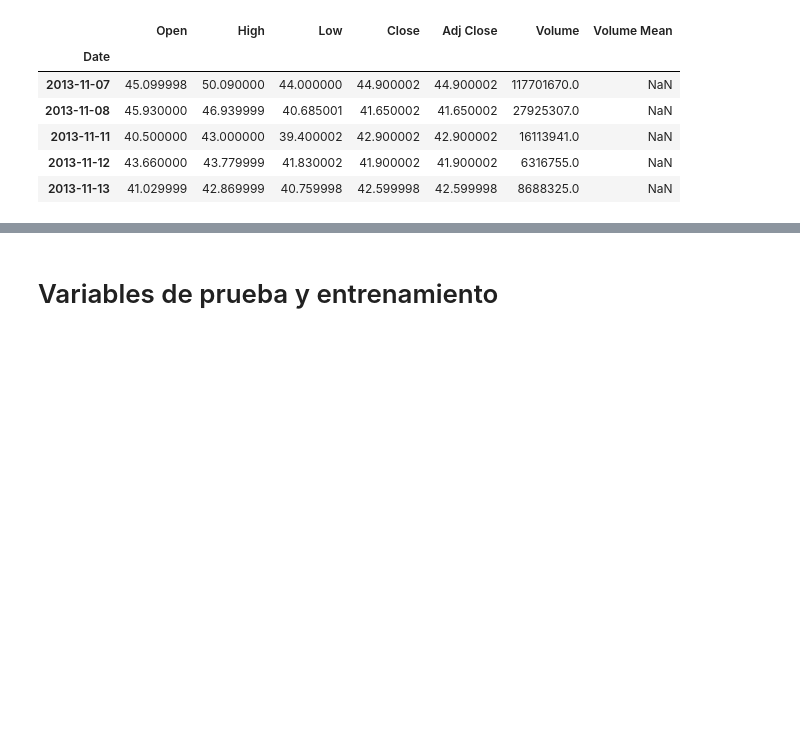
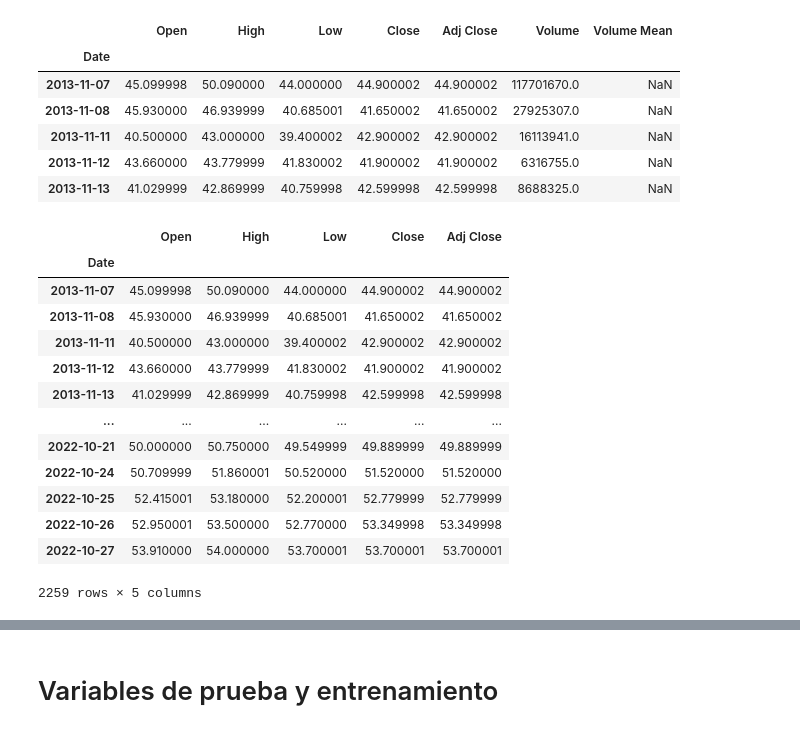
Before and after one commit to PabloGallardo00/netflix_rating_prediction, a Jupyter notebook: Prediction_TwitterStocks_GallardoLarezPablo.ipynb, the cells around one changed output, grey strips where cells are left out. Cells and saved outputs as stored; diff of their text form; code cells hidden in the pictures; blank space fills up the shorter version.

```diff
--- a/Prediction_TwitterStocks_GallardoLarezPablo.ipynb
+++ b/Prediction_TwitterStocks_GallardoLarezPablo.ipynb
@@ -92,3 +92,20 @@ df.head()
 # %%
 X = df.iloc[:,[0,1,2,3,4]]
 Y = df.iloc[:,5]
+# %%
+X
+# %% [output]
+|  | Open | High | Low | Close | Adj Close |
+| Date |  |  |  |  |  |
+| 2013-11-07 | 45.099998 | 50.090000 | 44.000000 | 44.900002 | 44.900002 |
+| 2013-11-08 | 45.930000 | 46.939999 | 40.685001 | 41.650002 | 41.650002 |
+| 2013-11-11 | 40.500000 | 43.000000 | 39.400002 | 42.900002 | 42.900002 |
+| 2013-11-12 | 43.660000 | 43.779999 | 41.830002 | 41.900002 | 41.900002 |
+| 2013-11-13 | 41.029999 | 42.869999 | 40.759998 | 42.599998 | 42.599998 |
+| ... | ... | ... | ... | ... | ... |
+| 2022-10-21 | 50.000000 | 50.750000 | 49.549999 | 49.889999 | 49.889999 |
+| 2022-10-24 | 50.709999 | 51.860001 | 50.520000 | 51.520000 | 51.520000 |
+| 2022-10-25 | 52.415001 | 53.180000 | 52.200001 | 52.779999 | 52.779999 |
+| 2022-10-26 | 52.950001 | 53.500000 | 52.770000 | 53.349998 | 53.349998 |
+| 2022-10-27 | 53.910000 | 54.000000 | 53.700001 | 53.700001 | 53.700001 |
+2259 rows × 5 columns
```
Also changed, not shown: parts of 1 cell of this notebook.
